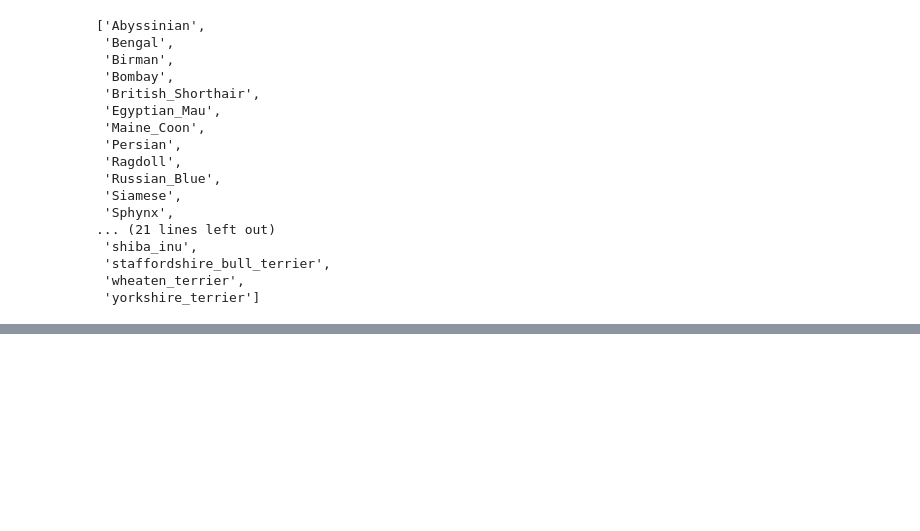
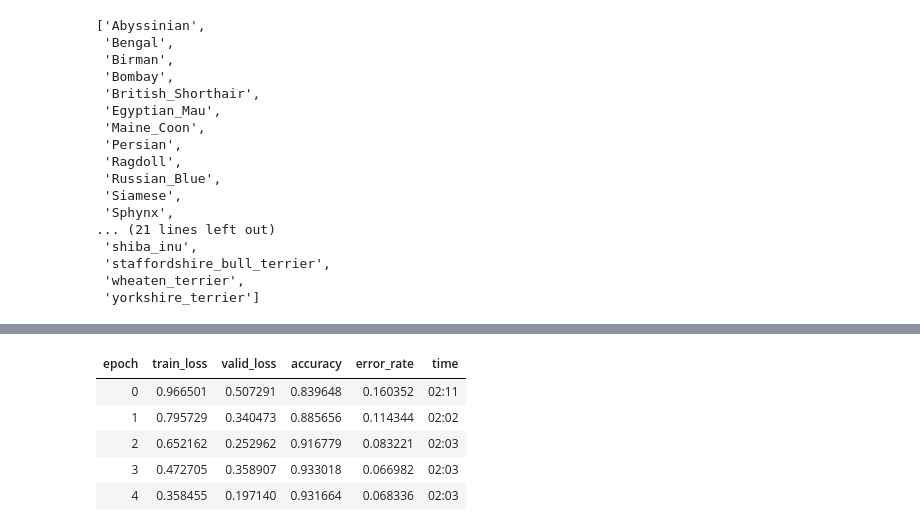
Before and after one commit to AutuanLiu/Fastai-Notes-V3, a Jupyter notebook: fastai_DL_nbs/lesson06_pets_more.ipynb, the cells around one changed output, grey strips where cells are left out. Cells and saved outputs as stored; diff of their text form; code cells hidden in the pictures; blank space fills up the shorter version.

```diff
--- a/fastai_DL_nbs/lesson06_pets_more.ipynb
+++ b/fastai_DL_nbs/lesson06_pets_more.ipynb
@@ -379,0 +388,9 @@ data.classes
+# %%
+learn.fit_one_cycle(5, slice(lr))
+# %% [output]
+| epoch | train_loss | valid_loss | accuracy | error_rate | time |
+| 0 | 0.966501 | 0.507291 | 0.839648 | 0.160352 | 02:11 |
+| 1 | 0.795729 | 0.340473 | 0.885656 | 0.114344 | 02:02 |
+| 2 | 0.652162 | 0.252962 | 0.916779 | 0.083221 | 02:03 |
+| 3 | 0.472705 | 0.358907 | 0.933018 | 0.066982 | 02:03 |
+| 4 | 0.358455 | 0.197140 | 0.931664 | 0.068336 | 02:03 |
```
Also changed, not shown: parts of 30 cells of this notebook, 12 other files.
